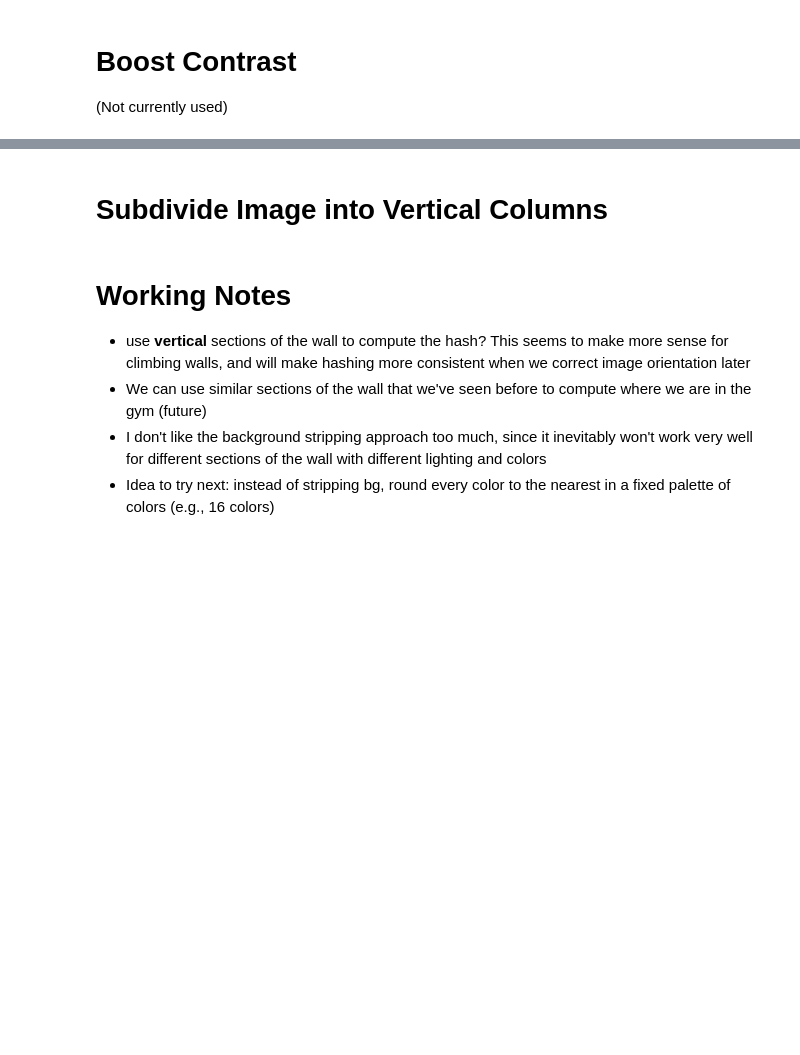
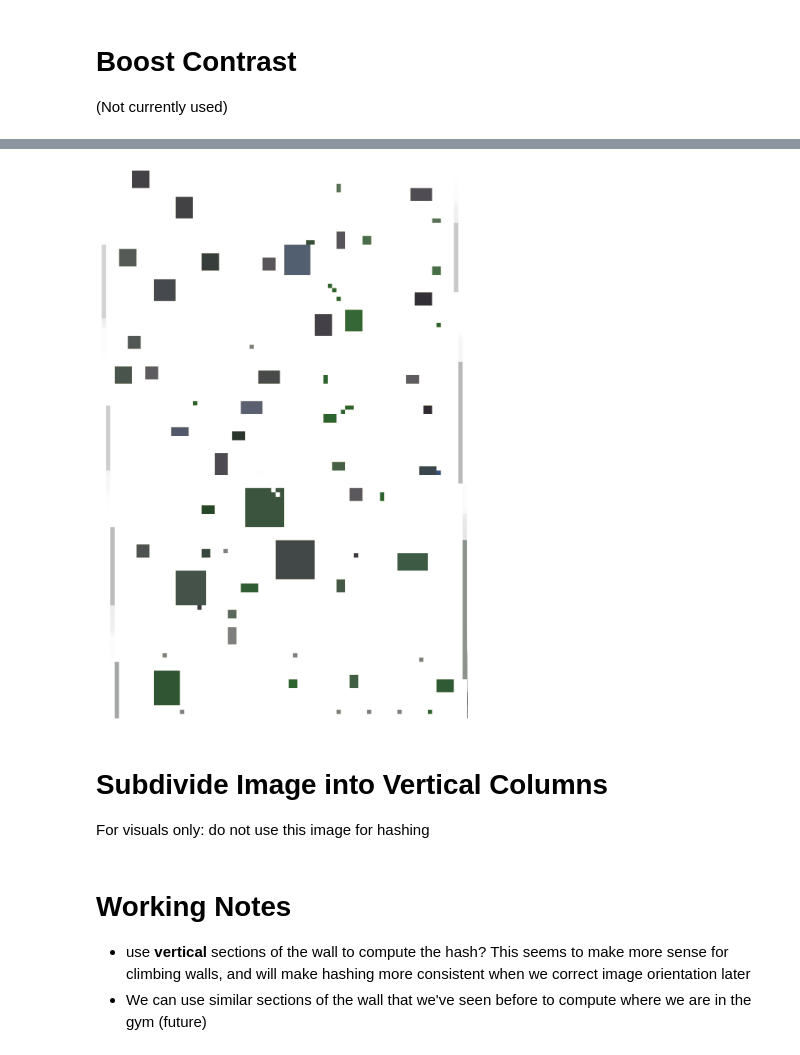
Before and after one commit to JustinLin905/pebl-image-processing, a Jupyter notebook: preprocessing.ipynb, the cells around one changed output, grey strips where cells are left out. Drawn from its saved outputs; the diff is of its cells as text; code cells hidden in the pictures; blank space fills up the shorter version.

```diff
--- a/preprocessing.ipynb
+++ b/preprocessing.ipynb
@@ -171,8 +324,12 @@ def boost_contrast(image, clip_limit=2.0, tile_grid_size=(8, 8)):
+# %%
+islands_image = round_islands_to_squares(stripped_image, kernel_size=32)
+render_image(islands_image)
+# %% [output]
+[figure, added]
 # %% [markdown]
 # Subdivide Image into Vertical Columns
+For visuals only: do not use this image for hashing
 # %% [markdown]
 # Working Notes
 - use **vertical** sections of the wall to compute the hash? This seems to make more sense for climbing walls, and will make hashing more consistent when we correct image orientation later
 - We can use similar sections of the wall that we've seen before to compute where we are in the gym (future)
-- I don't like the background stripping approach too much, since it inevitably won't work very well for different sections of the wall with different lighting and colors
-- Idea to try next: instead of stripping bg, round every color to the nearest in a fixed palette of colors (e.g., 16 colors)
```
Also changed, not shown: parts of 13 cells of this notebook.
